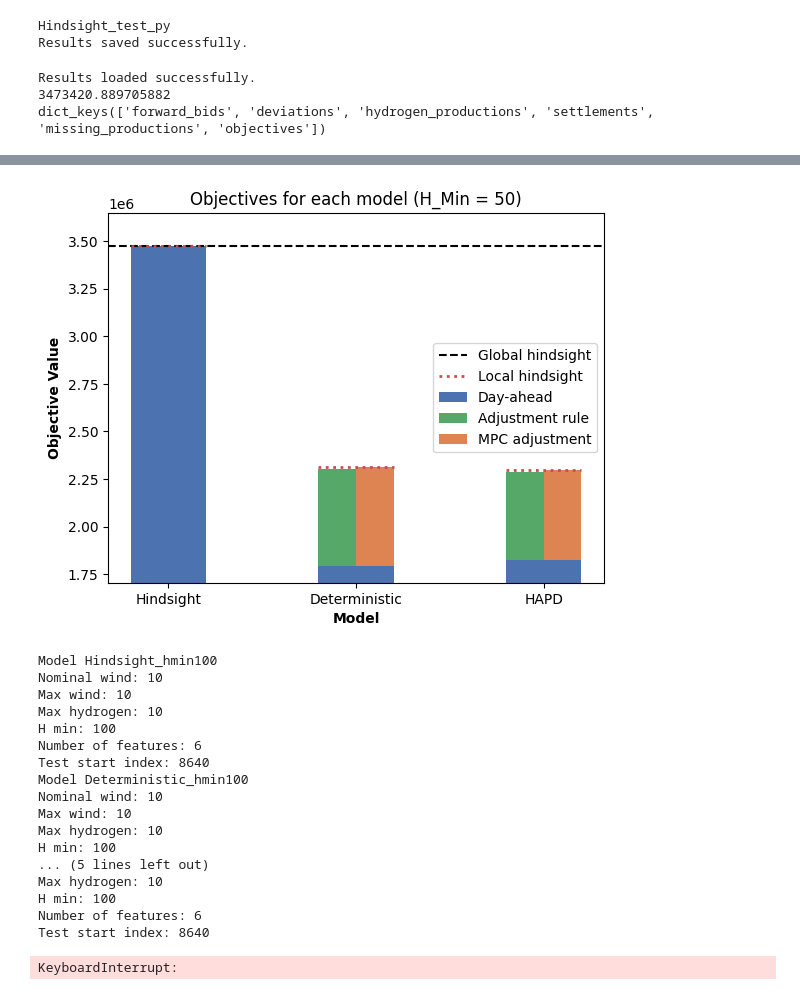
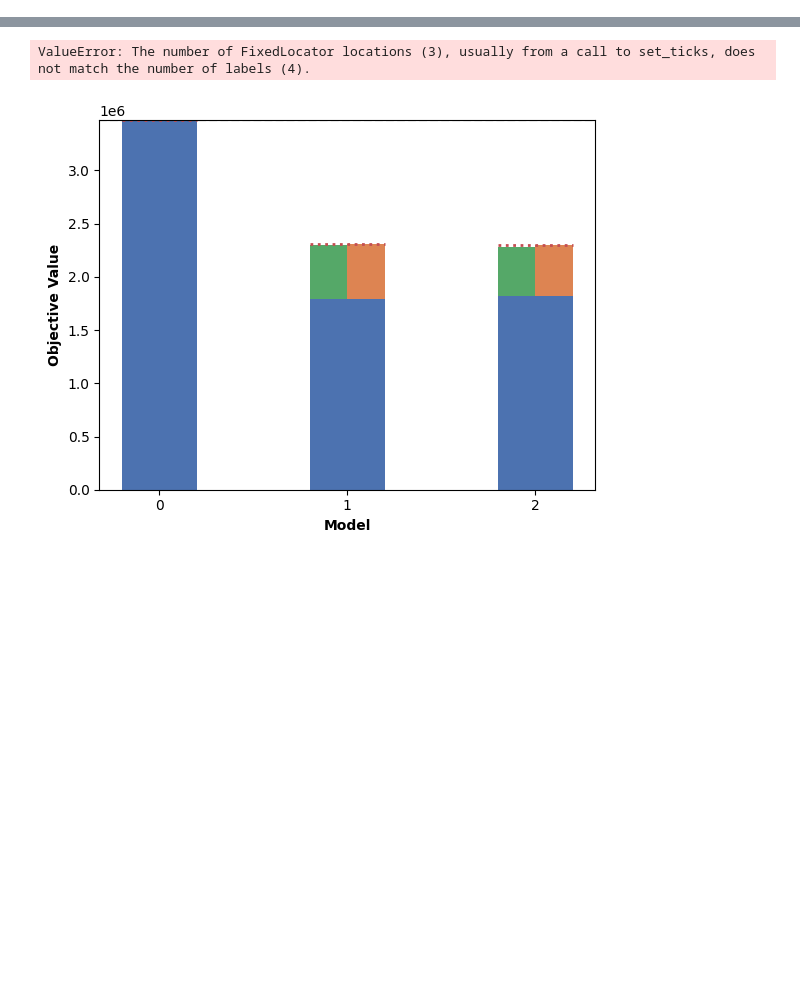
Before and after one commit to MGuckert/Real-time-adjustment-strategies-for-trading-wind-power-and-hydrogen, a Jupyter notebook: notebooks/model_test.ipynb, the cells around one changed output, grey strips where cells are left out. Saved outputs shown, nothing was run; the diff lists cells and outputs as text; code cells hidden in the pictures; blank space fills up the shorter version.

```diff
--- a/notebooks/model_test.ipynb
+++ b/notebooks/model_test.ipynb
@@ -11,3 +33,8 @@ from utils.constants import *
 # %%
-hindsight_model = HindsightModel('Hindsight_test_py', HOURS_PER_YEAR)
+hindsight_unconstrained_model = UnconstrainedHindsightModel('UnconstrainedHindsight_22_23', HOURS_PER_YEAR, datafile='../data/2022_2023/2022_2023_data.csv')
+results = hindsight_unconstrained_model.evaluate(HOURS_PER_YEAR)
+
+print(results.get_total_objective())
+print(results.get_average_hydrogen_production_per_day())
+results.plot_hydrogen_production_per_day_histogram(title='Hydrogen production per day histogram with hindsight and without quota (2022-2023)')
 # %% [output]
@@ -21,48 +51,16 @@ Test start index: 8640
-# %%
-models = [hindsight_model]
-results = []
-
-for model in models:
-    result = model.evaluate(HOURS_PER_YEAR)
-    print(model.name)
-    results.append(result)
-    model.save_results(result)
-# %% [output]
-Hindsight_test_py
-Results saved successfully.
-# %%
-results = hindsight_model.load_results()
-print(results.get_total_objective())
-print(results.__dict__.keys())
-# %% [output]
-Results loaded successfully.
-3473420.889705882
-dict_keys(['forward_bids', 'deviations', 'hydrogen_productions', 'settlements', 'missing_productions', 'objectives'])
 # %%
 for h_min in [50, 100, 150, 200]:
-    hindsight_model = HindsightModel(f'Hindsight_hmin{h_min}', HOURS_PER_YEAR, h_min=h_min)
-    deterministic_model = DeterministicModel(f'Deterministic_hmin{h_min}', HOURS_PER_YEAR, h_min=h_min)
-    hapd_model = HAPDModel(f'HAPD_hmin{h_min}', HOURS_PER_YEAR, h_min=h_min)
-    hapd_model.train(training_length=HOURS_PER_YEAR)
+    hindsight_model = HindsightModel.load(f'Hindsight_single_price_hmin{h_min}',HindsightModel)
+    deterministic_model = DeterministicModel.load(f'Deterministic_single_price_hmin{h_min}', DeterministicModel)
+    hapd_model = HAPDModel.load(f'HAPD_single_price_hmin{h_min}',HAPDModel)
     models = [hindsight_model, deterministic_model, hapd_model]
     results = []
 
     for model in models:
-        result = model.evaluate(HOURS_PER_YEAR)
-        print(model.name)
-        print(result.get_total_objective())
-        results.append(result)
-
-    total_results = []
-    for model,result in zip(models, results):
-        aux = [result, model.rule_based_adjustment(result), model.MPC_adjustment(result),model.best_adjustment(result)]
-        total_results.append(aux)
-        print(f"Model: {model.name} done")
-
-    for model, result in zip(models, total_results):
-        model.save_results(result[0], 'original')
-        model.save_results(result[1], 'rule_based_adj')
-        model.save_results(result[2], 'MPC_adj')
-        model.save_results(result[3], 'best_adj')
-    Result.plot_objectives(total_results, ['Hindsight', 'Deterministic', 'HAPD'],f'Objectives for each model (H_Min = {h_min})')
+        result_original = model.load_results('original')
+        result_rule_based = model.load_results('rule_based_adj')
+        result_MPC = model.load_results('MPC_adj')
+        result_best = model.load_results('best_adj')
+        results.append([result_original, result_rule_based, result_MPC, result_best])
+    Result.plot_objectives(results, ['Original', 'Rule based', 'MPC', 'Best'], f'Objectives for each model (H_Min = {h_min})')
 # %% [output]
@@ -86,19 +84,2 @@ Results saved successfully.
+ValueError: The number of FixedLocator locations (3), usually from a call to set_ticks, does not match the number of labels (4).
-[figure, old version]
+[figure, new version]
-Model Hindsight_hmin100
-Nominal wind: 10
-Max wind: 10
-Max hydrogen: 10
-H min: 100
-Number of features: 6
-Test start index: 8640
-Model Deterministic_hmin100
-Nominal wind: 10
-Max wind: 10
-Max hydrogen: 10
-H min: 100
-... (5 lines left out)
-Max hydrogen: 10
-H min: 100
-Number of features: 6
-Test start index: 8640
-KeyboardInterrupt:
```
Also changed, not shown: parts of 13 cells of this notebook, 2 other files.
